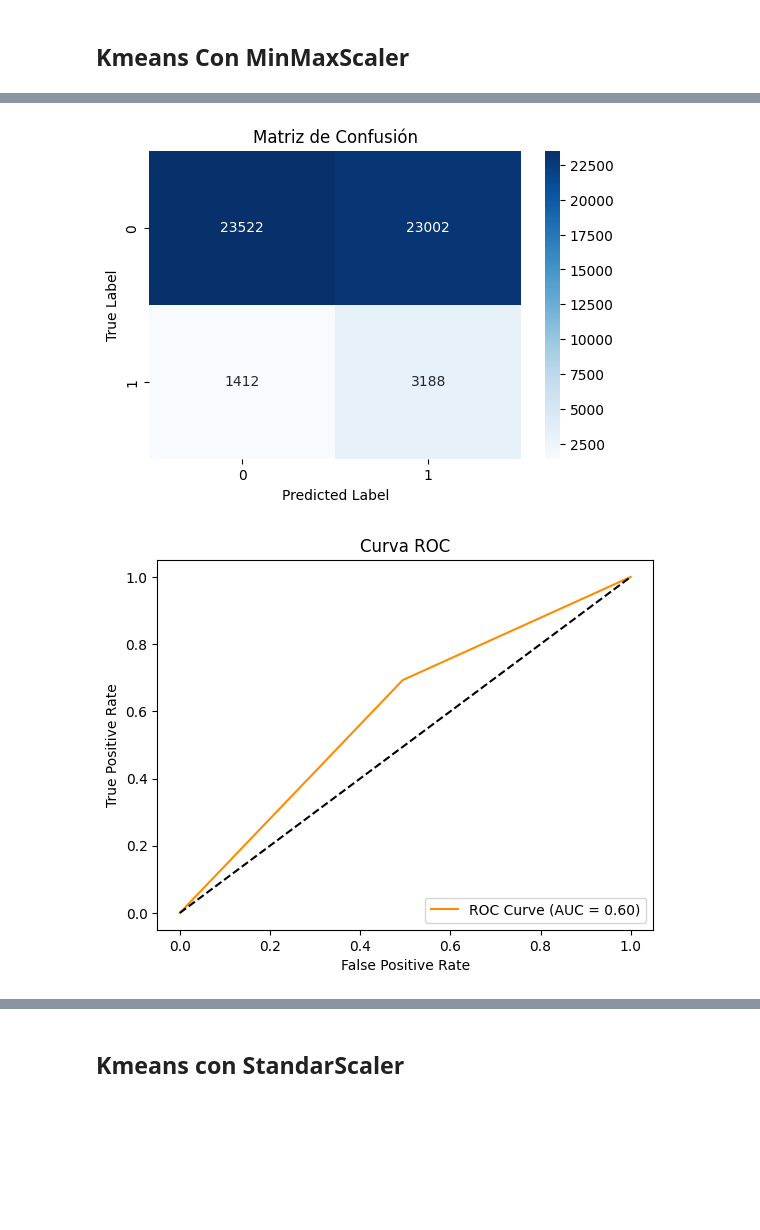
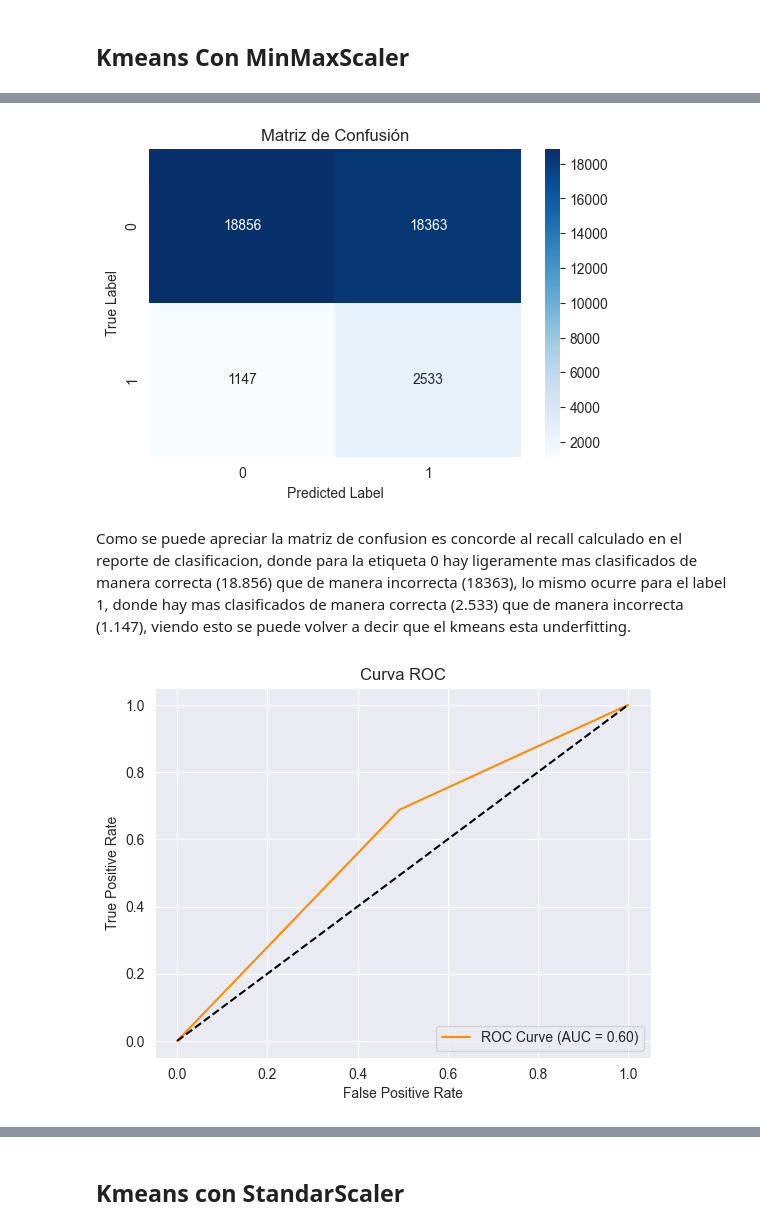
Before and after one commit to GodDoesNotPlayDice/ET-ML, a Jupyter notebook: ET1.ipynb, the cells around one changed output, grey strips where cells are left out. Drawn from its saved outputs; the diff is of its cells as text; code cells hidden in the pictures; blank space fills up the shorter version.

```diff
--- a/ET1.ipynb
+++ b/ET1.ipynb
@@ -1730,2 +1732,9 @@ y_true = dfNoEscalado['target']  # Variable objetivo con valores 0 y 1
 # %% [markdown]
 ## Kmeans Con MinMaxScaler
+# %%
+y_true = dfNoEscalado["target"]
+
+X_trainKME, X_testKME, y_trainKME, y_testKME = train_test_split(
+    dfMinMax, y_true, test_size=0.2, random_state=777, stratify=y_true
+)
+print('Data set dividido')
@@ -1732,17 +1746,15 @@ y_true = dfNoEscalado['target']  # Variable objetivo con valores 0 y 1
 # %%
 kmeans_minMax = KMeans(n_clusters=2, random_state=777)
-kmeans_minMax.fit(dfMinMax)
+kmeans_minMax.fit(X_trainKME)
 
 # Obtener las etiquetas predichas por K-means
 y_pred_minMax = kmeans_minMax.labels_
 
-if np.mean(y_true == y_pred_minMax) < 0.5:
+if np.mean(y_trainKME == y_pred_minMax) < 0.5:
     y_pred_minMax = 1 - y_pred_minMax
 
-
-
-roc_auc_minMax = roc_auc_score(y_true, y_pred_minMax)
-classification_report_result_minMax = classification_report(y_true, y_pred_minMax)
+roc_auc_minMax = roc_auc_score(y_trainKME, y_pred_minMax)
+classification_report_result_minMax = classification_report(y_trainKME, y_pred_minMax)
 
 # Imprimir el reporte
 print("Reporte de Clasificación:")
@@ -1763,17 +1780,19 @@ ROC AUC: 0.60
 # %%
-conf_matrix_minMax = confusion_matrix(y_true, y_pred_minMax)
+conf_matrix_minMax = confusion_matrix(y_trainKME, y_pred_minMax)
 
 # Visualizar la matriz de confusión
 plt.figure(figsize=(6, 4))
 sns.heatmap(conf_matrix_minMax, annot=True, fmt='d', cmap='Blues', xticklabels=[0, 1], yticklabels=[0, 1])
 plt.xlabel('Predicted Label')
 plt.ylabel('True Label')
 plt.title('Matriz de Confusión')
 plt.show()
 # %% [output]
-[figure, old version]
+[figure, new version]
+# %% [markdown]
+Como se puede apreciar la matriz de confusion es concorde al recall calculado en el reporte de clasificacion, donde para la etiqueta 0 hay ligeramente mas clasificados de manera correcta (18.856) que de manera incorrecta (18363), lo mismo ocurre para el label 1, donde hay mas clasificados de manera correcta (2.533) que de manera incorrecta (1.147), viendo esto se puede volver a decir que el kmeans esta underfitting.
 # %%
-fpr_minMax, tpr_minMax, thresholds_minMax = roc_curve(y_true, y_pred_minMax)
+fpr_minMax, tpr_minMax, thresholds_minMax = roc_curve(y_trainKME, y_pred_minMax)
 roc_auc_minMax = auc(fpr_minMax, tpr_minMax)
 plt.figure()
 plt.plot(fpr_minMax, tpr_minMax, color='darkorange', label=f'ROC Curve (AUC = {roc_auc_minMax:.2f})')
@@ -1784,4 +1803,4 @@ plt.title('Curva ROC')
 plt.legend(loc="lower right")
 plt.show()
 # %% [output]
-[figure, old version]
+[figure, new version]
```
Also changed, not shown: parts of 133 cells of this notebook.
